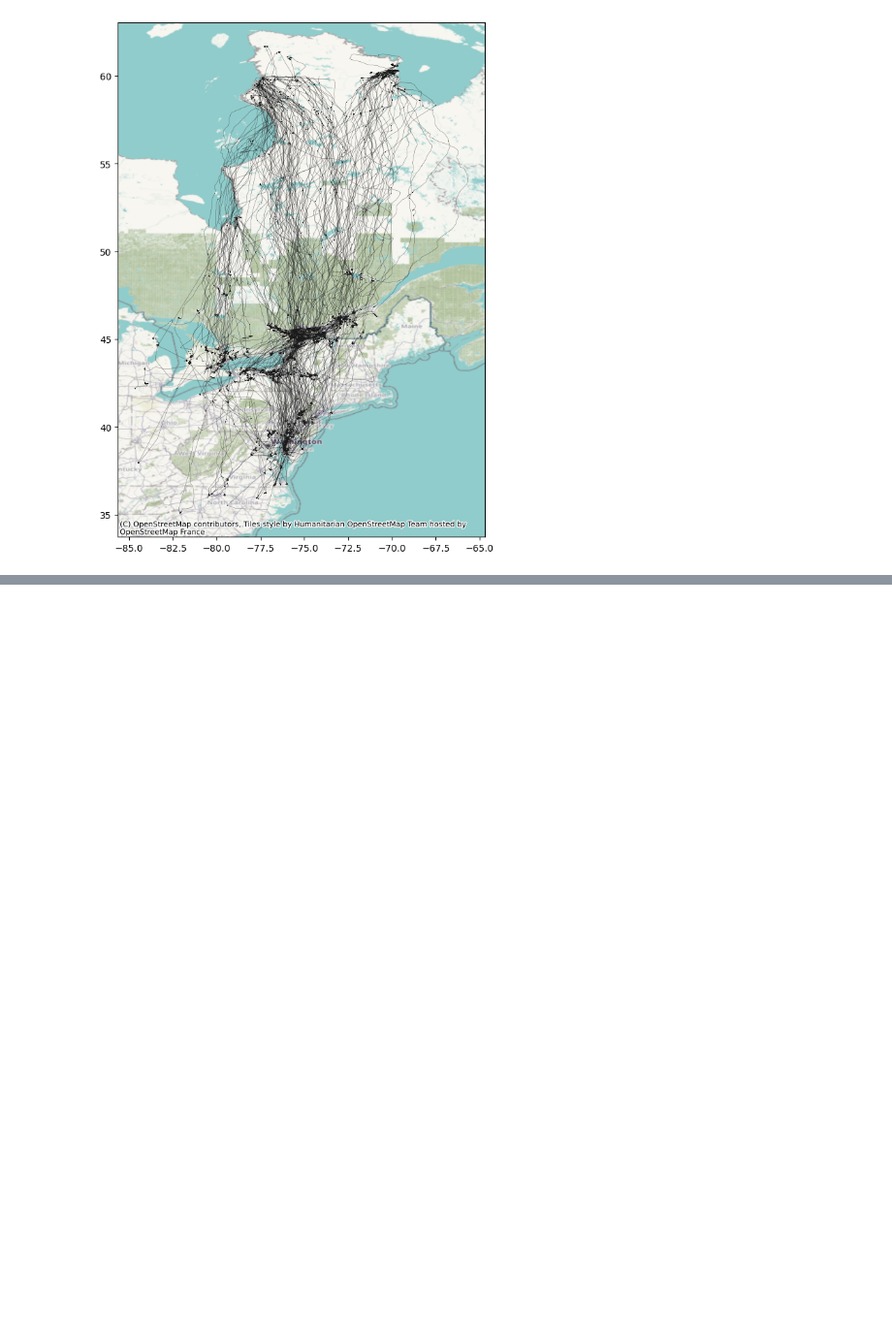
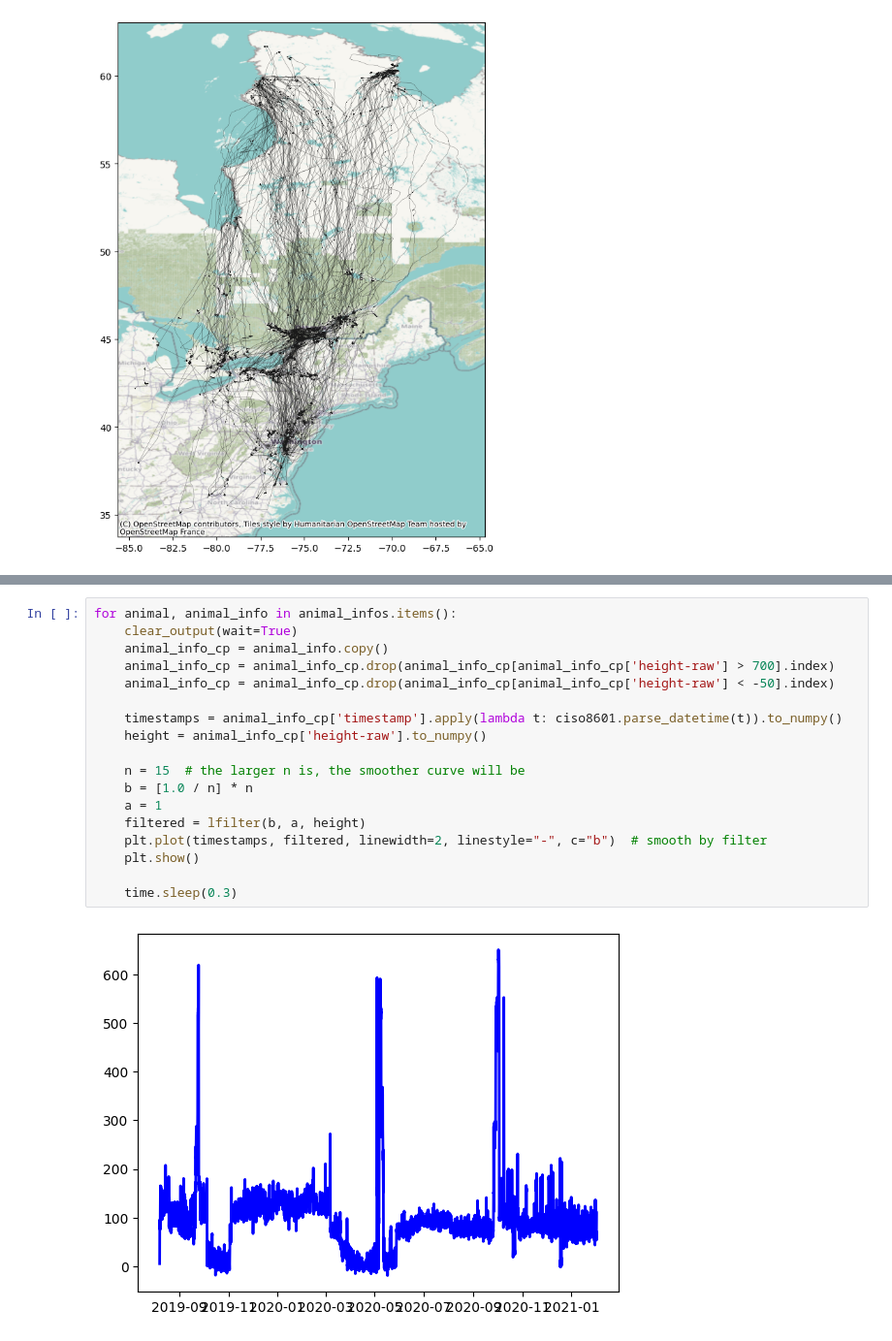
Before and after one commit to Chebawca21/canadian_goose_interactions, a Jupyter notebook: test.ipynb, the cells around one changed output, grey strips where cells are left out. Shown at 97% size. Drawn from its saved outputs; the diff is of its cells as text; blank space fills up the shorter version.

```diff
--- a/test.ipynb
+++ b/test.ipynb
@@ -276,0 +288,20 @@ TypeError: One of the Geometry inputs is of incorrect geometry type.
+# %%
+for animal, animal_info in animal_infos.items():
+    clear_output(wait=True)
+    animal_info_cp = animal_info.copy()
+    animal_info_cp = animal_info_cp.drop(animal_info_cp[animal_info_cp['height-raw'] > 700].index)
+    animal_info_cp = animal_info_cp.drop(animal_info_cp[animal_info_cp['height-raw'] < -50].index)
+
+    timestamps = animal_info_cp['timestamp'].apply(lambda t: ciso8601.parse_datetime(t)).to_numpy()
+    height = animal_info_cp['height-raw'].to_numpy()
+
+    n = 15  # the larger n is, the smoother curve will be
+    b = [1.0 / n] * n
+    a = 1
+    filtered = lfilter(b, a, height)
+    plt.plot(timestamps, filtered, linewidth=2, linestyle="-", c="b")  # smooth by filter
+    plt.show()
+
+    time.sleep(0.3)
+# %% [output]
+[figure, added]
```
Also changed, not shown: parts of 5 cells of this notebook, 1 other file.
